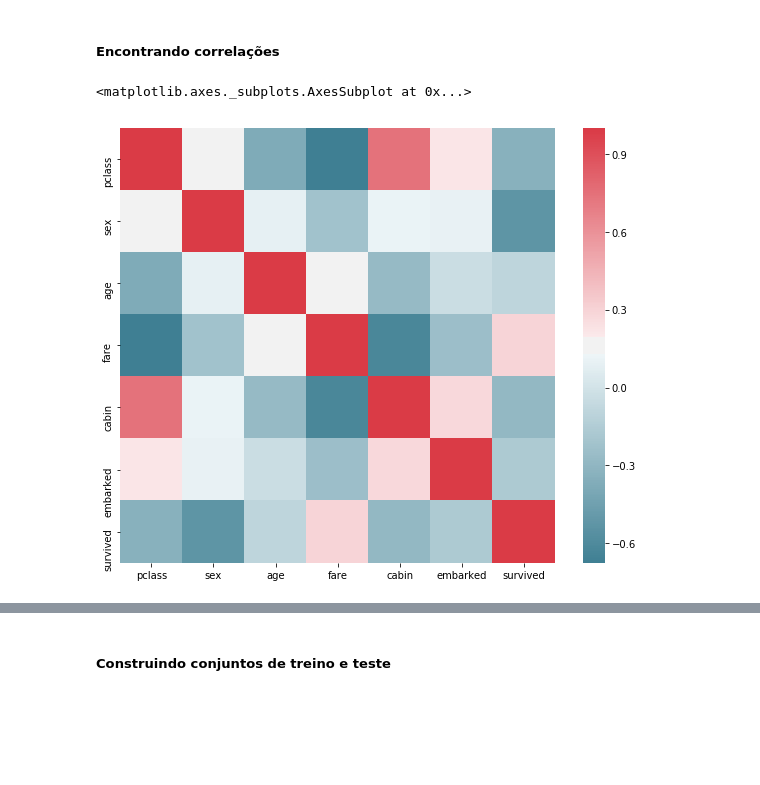
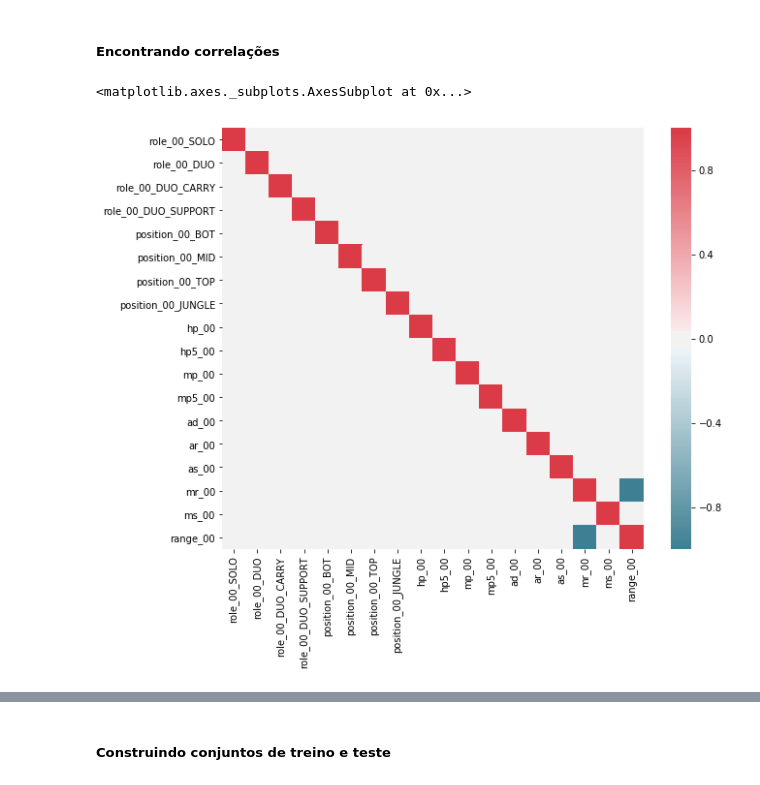
Before and after one commit to matheus-praxedes/Deep-learning, a Jupyter notebook: src/list2_dm.ipynb, the cells around one changed output, grey strips where cells are left out. Saved outputs shown, nothing was run; the diff lists cells and outputs as text; code cells hidden in the pictures; blank space fills up the shorter version.

```diff
--- a/src/list2_dm.ipynb
+++ b/src/list2_dm.ipynb
@@ -211,9 +208,10 @@ display(train[0:10])
 # %%
+inp = pd.DataFrame.copy(participants)
+
 min_max_s = MinMaxScaler(feature_range = (0.0, 1.0))
 
-for c1, c2 in zip(train, test):
-    train[c1] = min_max_s.fit_transform(train[c1].values.reshape(-1, 1))
-    test[c2] = min_max_s.fit_transform(test[c2].values.reshape(-1, 1))
+for col in inp:
+    inp[col] = min_max_s.fit_transform(inp[col].values.reshape(-1, 1))
 
-display(train[0:10])
+display(inp)
 # %% [output]
@@ -231,11 +236,12 @@ display(train[0:10])
 # %% [markdown]
 ##### Encontrando correlações
 # %%
-corr = train.corr()
+corr = inp[atribute_list_final[0:18]].corr() * (0.5 / 0.8)
+corr = corr.round(0)
 
 f, ax = plt.subplots(figsize = (10, 8))
 sns.heatmap(corr, mask = np.zeros_like(corr, dtype = np.bool), cmap = sns.diverging_palette(220, 10, as_cmap = True),
             square = True, ax = ax)
 # %% [output]
 <matplotlib.axes._subplots.AxesSubplot at 0x...>
-[figure, old version]
+[figure, new version]
```
Also changed, not shown: parts of 21 cells of this notebook, 8 other files.
